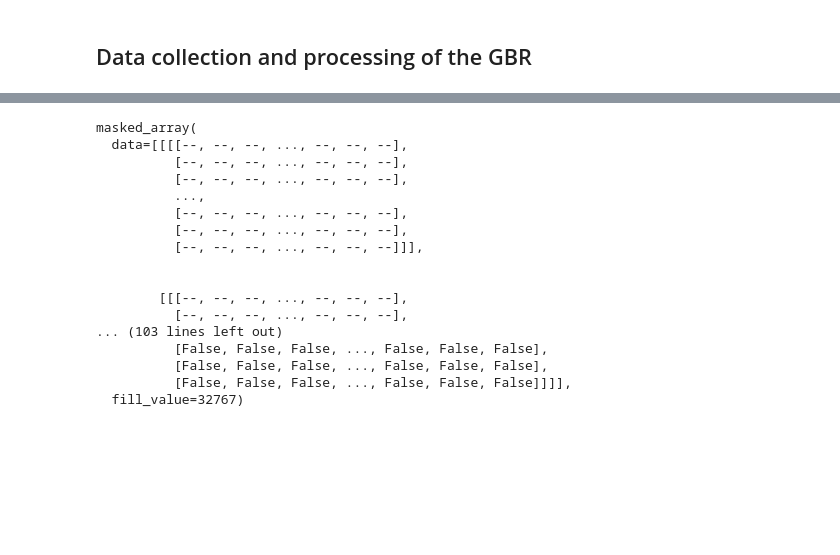
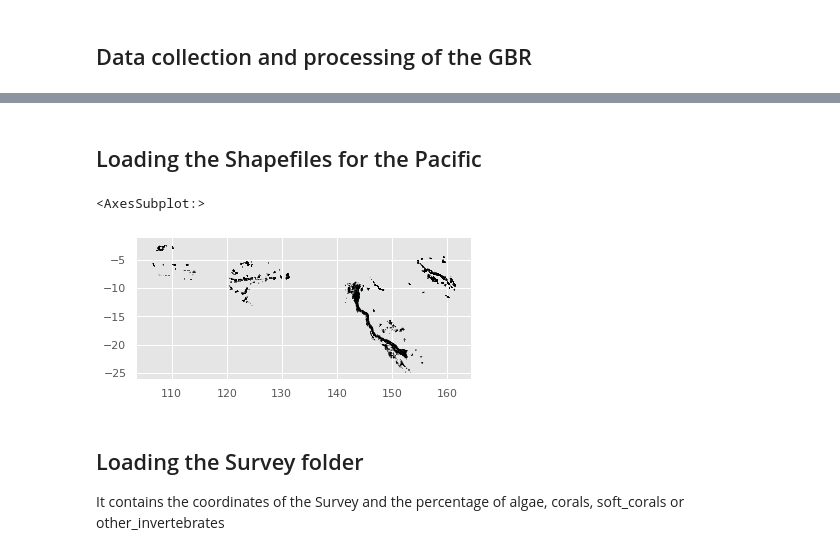
Before and after one commit to LaviSchlyter/Coral-Reef-preservation, a Jupyter notebook: Code/Data_processing.ipynb, the cells around one changed output, grey strips where cells are left out. Cells and saved outputs as stored; diff of their text form; code cells hidden in the pictures; blank space fills up the shorter version.

Commit message:
updated Data processing file with merging of frames

```diff
--- a/Code/Data_processing.ipynb
+++ b/Code/Data_processing.ipynb
@@ -268,20 +3,48 @@ salinity = ds['so'][:]
-# %%
-salinity
-# %% [output]
-masked_array(
-  data=[[[[--, --, --, ..., --, --, --],
-          [--, --, --, ..., --, --, --],
-          [--, --, --, ..., --, --, --],
-          ...,
-          [--, --, --, ..., --, --, --],
-          [--, --, --, ..., --, --, --],
-          [--, --, --, ..., --, --, --]]],
-
-
-        [[[--, --, --, ..., --, --, --],
-          [--, --, --, ..., --, --, --],
-... (103 lines left out)
-          [False, False, False, ..., False, False, False],
-          [False, False, False, ..., False, False, False],
-          [False, False, False, ..., False, False, False]]]],
-  fill_value=32767)
+# %%
+# Geopandas uses Fiona for reading files which
+# in turn uses GDAL (for data transformation)
+
+import gdal
+import pandas as pd
+import numpy as np
+import geopandas as gpd
+from io import StringIO
+from shapely.geometry import Point
+import osr
+import matplotlib.pyplot as plt
+import pandas as pd
+#import esda
+from scipy.spatial import cKDTree
+import seaborn as sns
+import os
+import sys
+sys.path.insert(0, os.path.abspath(''))
+plt.style.use('ggplot') # use ggplot style
+
+import data_processing_helper as dp
+import practical_functions as pf
+#import fiona // you can read directly from geopandas
+import requests
+import xarray as xr
+import pygrib
+import cartopy.crs as ccrs
+import cartopy.feature as cfeature
+import netCDF4 as nc
+import requests as rq
+# %% [markdown]
+## Loading the Shapefiles for the Pacific
+# %%
+gdf_AUS = gpd.read_file('../Data/Reefs/shp_GBR/Reefs_GBR.shp')
+gdf_IND = gpd.read_file('../Data/Reefs/shp_indonesia/indonesia.shp')
+gdf_TLS = gpd.read_file('../Data/Reefs/shp_timorleste/timorleste.shp')
+gdf_SLB = gpd.read_file('../Data/Reefs/shp_solomon/solomon.shp')
+
+gdf_PAC = gpd.GeoDataFrame(pd.concat([gdf_AUS, gdf_IND, gdf_TLS, gdf_SLB]))
+# %%
+gdf_PAC.plot(edgecolor = "blacK")
+# %% [output]
+<AxesSubplot:>
+[figure, added]
+# %% [markdown]
+## Loading the Survey folder
+It contains the coordinates of the Survey and the percentage of algae, corals, soft_corals or other_invertebrates
```
Also changed, not shown: parts of 124 cells of this notebook.
